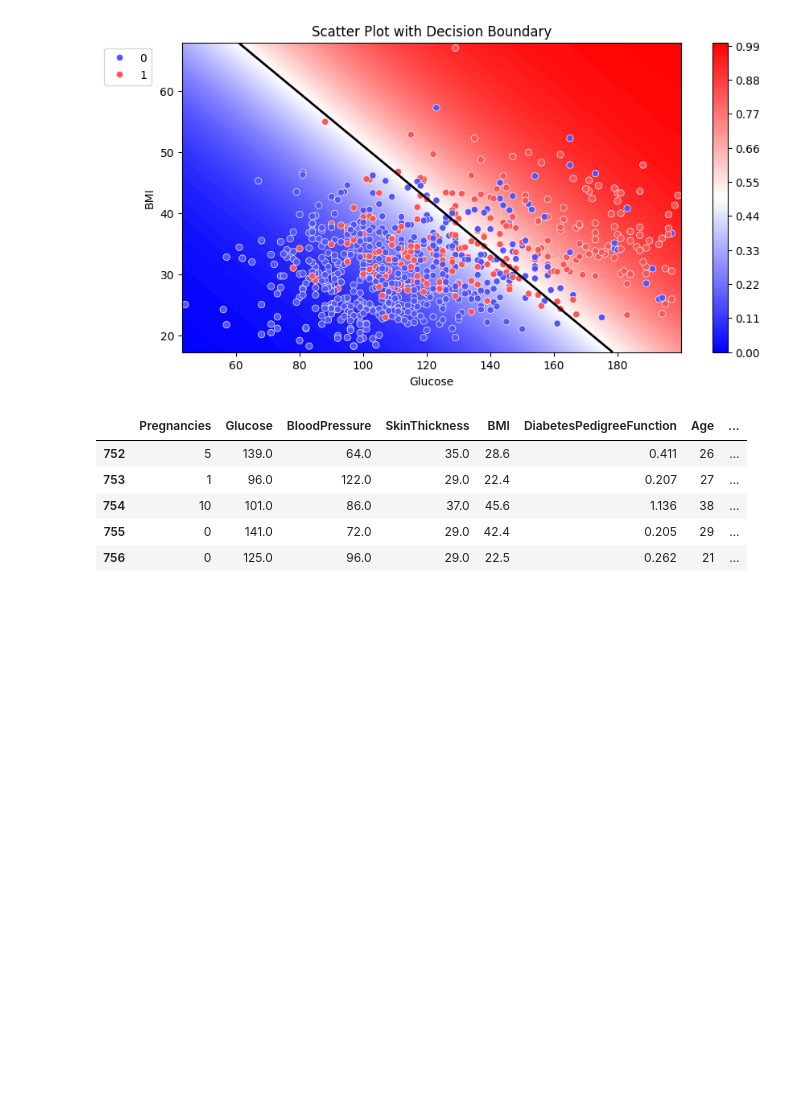
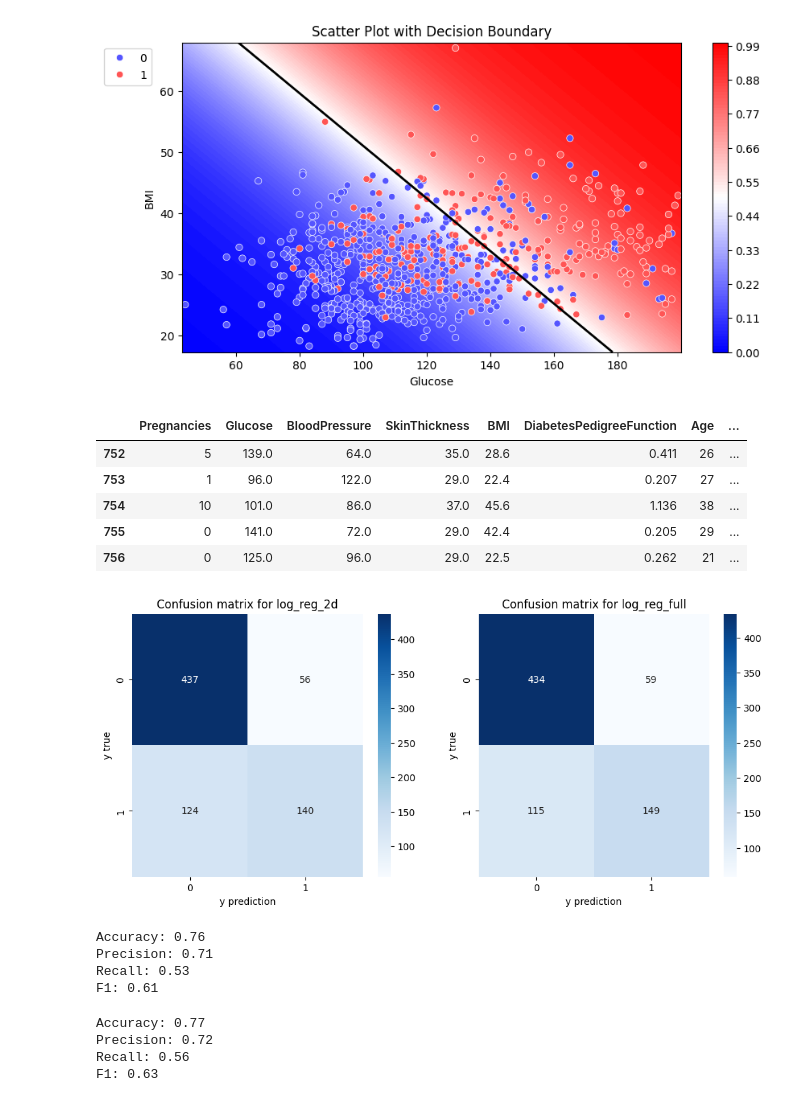
Before and after one commit to arkadijshmelev/for-study, a Jupyter notebook: log_reg.ipynb, the cells around one changed output. Saved outputs shown, nothing was run; the diff lists cells and outputs as text; code cells hidden in the pictures; blank space fills up the shorter version.

```diff
--- a/log_reg.ipynb
+++ b/log_reg.ipynb
@@ -93,3 +94,44 @@ X_temp.tail()
 | 754 | 10 | 101.0 | 86.0 | 37.0 | 45.6 | 1.136 | 38 | ... |
 | 755 | 0 | 141.0 | 72.0 | 29.0 | 42.4 | 0.205 | 29 | ... |
 | 756 | 0 | 125.0 | 96.0 | 29.0 | 22.5 | 0.262 | 21 | ... |
+# %%
+pred1 = log_reg_2d.predict(X)
+pred2 = log_reg_full.predict(X_train)
+# %%
+# Строим матрицы ошибок для обеих моделей.
+confusion_matrix1 = metrics.confusion_matrix(y, pred1)
+confusion_matrix2 = metrics.confusion_matrix(y, pred2)
+
+fig, ax = plt.subplots(1, 2, figsize=(12, 5))
+
+sns.heatmap(confusion_matrix1, annot=True, ax=ax[0], cmap='Blues', fmt='')
+ax[0].set_title('Confusion matrix for log_reg_2d')
+ax[0].set_xlabel('y prediction')
+ax[0].set_ylabel('y true')
+
+sns.heatmap(confusion_matrix2, annot=True, ax=ax[1], cmap='Blues', fmt='')
+ax[1].set_title('Confusion matrix for log_reg_full')
+ax[1].set_xlabel('y prediction')
+ax[1].set_ylabel('y true');
+# %% [output]
+[figure, added]
+# %%
+print('Accuracy: {:.2f}'.format(metrics.accuracy_score(y, pred1)))
+print('Precision: {:.2f}'.format(metrics.precision_score(y, pred1)))
+print('Recall: {:.2f}'.format(metrics.recall_score(y, pred1)))
+print('F1: {:.2f}'.format(metrics.f1_score(y, pred1)))
+# %% [output]
+Accuracy: 0.76
+Precision: 0.71
+Recall: 0.53
+F1: 0.61
+# %%
+print('Accuracy: {:.2f}'.format(metrics.accuracy_score(y, pred2)))
+print('Precision: {:.2f}'.format(metrics.precision_score(y, pred2)))
+print('Recall: {:.2f}'.format(metrics.recall_score(y, pred2)))
+print('F1: {:.2f}'.format(metrics.f1_score(y, pred2)))
+# %% [output]
+Accuracy: 0.77
+Precision: 0.72
+Recall: 0.56
+F1: 0.63
```
Also changed, not shown: parts of 14 cells of this notebook.
